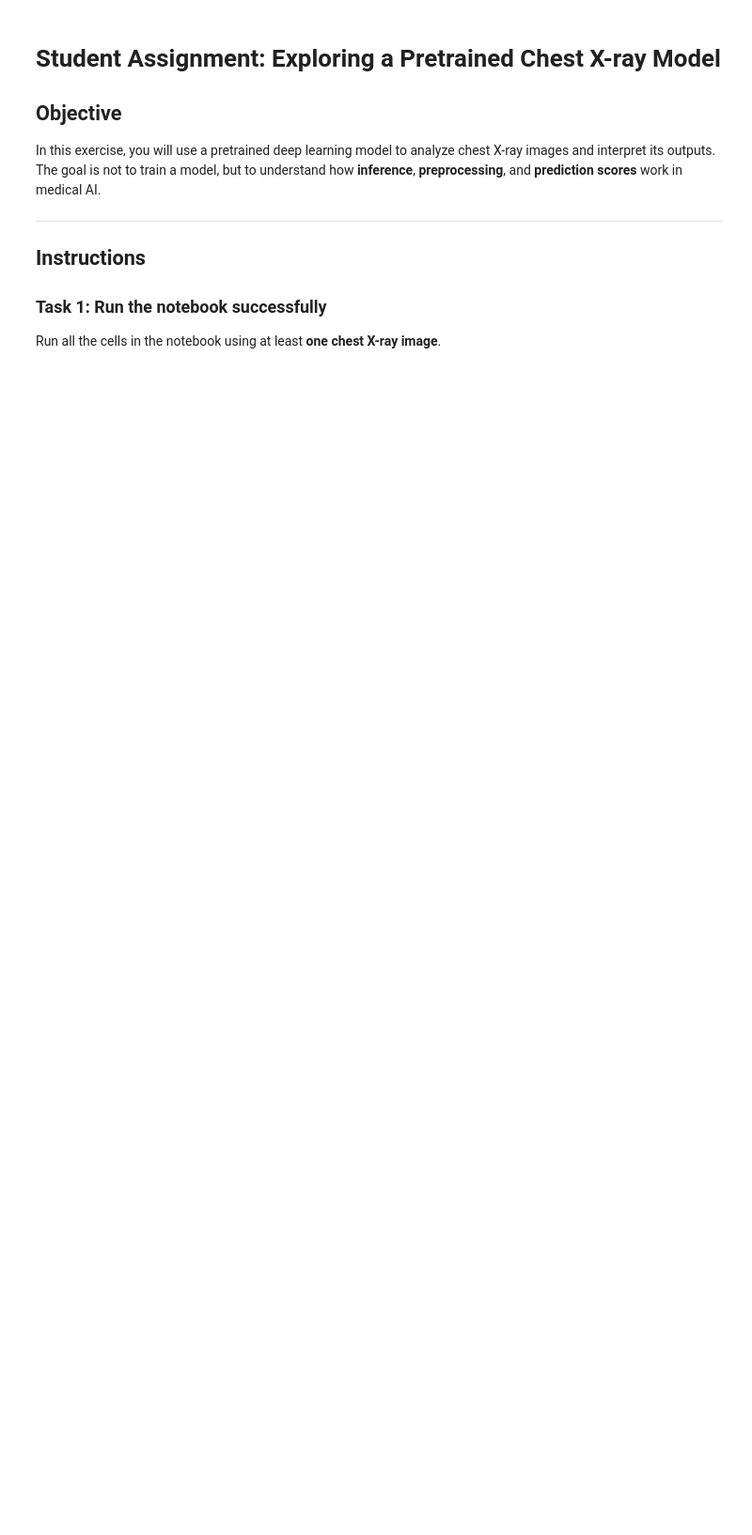
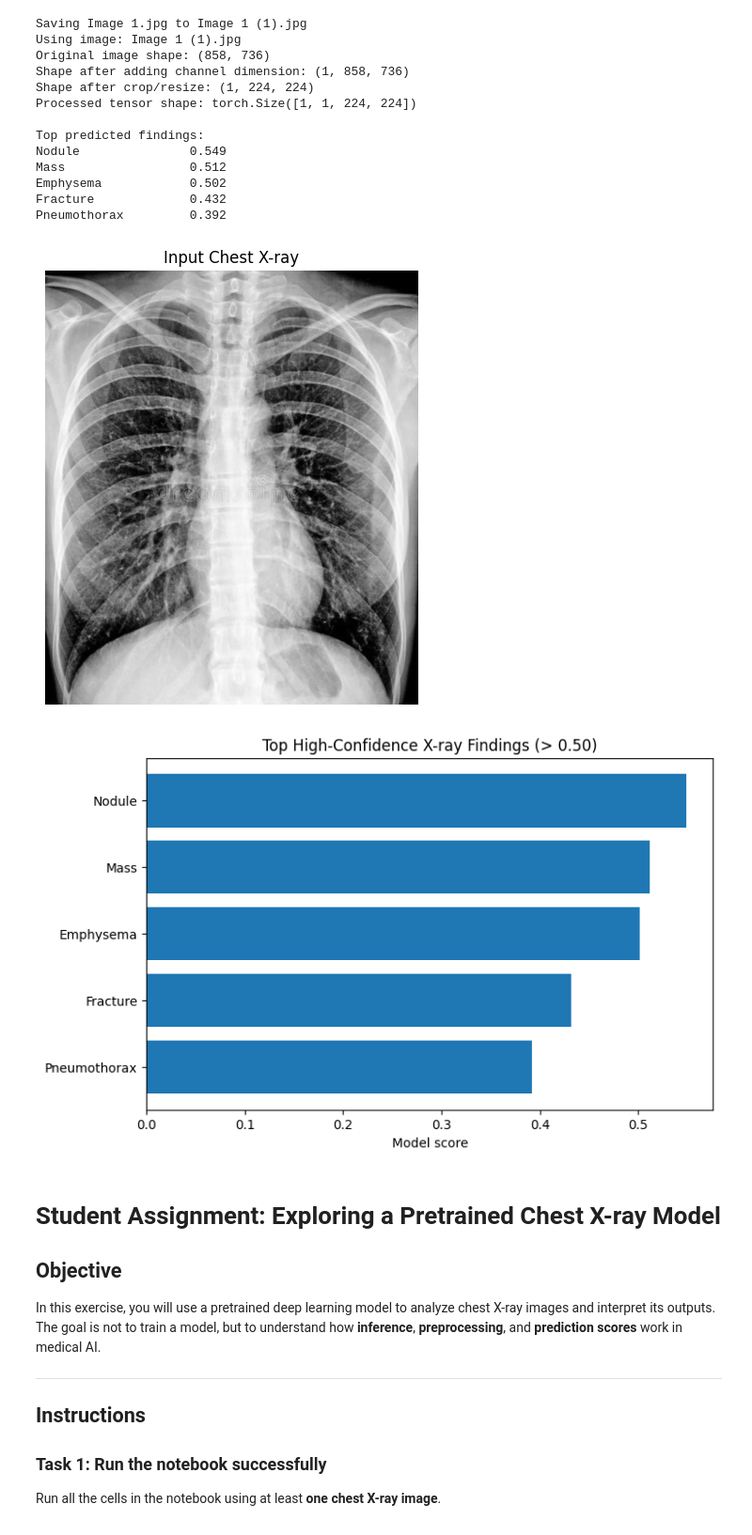
Before and after one commit to Patro331/MscMak2025-IntroductionToPython, a Jupyter notebook: Deep_Learning_for_Health_Data_Chest_X_ray_Inference_Lab.ipynb, the cells around one changed output. Shown at 94% size. Drawn from its saved outputs; the diff is of its cells as text; code cells hidden in the pictures; blank space fills up the shorter version.

```diff
--- a/Deep_Learning_for_Health_Data_Chest_X_ray_Inference_Lab.ipynb
+++ b/Deep_Learning_for_Health_Data_Chest_X_ray_Inference_Lab.ipynb
@@ -93,12 +93,14 @@ pathologies = model.pathologies
 # -----------------------------
 pairs = list(zip(pathologies, preds))
 pairs = sorted(pairs, key=lambda x: float(x[1]), reverse=True)
+# Filter predictions with score > 0.50
+filtered_pairs = [p for p in pairs if float(p[1]) > 0.50]
 
 # -----------------------------
 # 7) Print top predictions
 # -----------------------------
 print("\nTop predicted findings:")
-for name, score in pairs[:8]:
+for name, score in pairs[:5]:
     print(f"{name:20s} {float(score):.3f}")
 
 # -----------------------------
@@ -113,12 +115,13 @@ plt.show()
 # -----------------------------
 # 9) Plot top prediction scores
 # -----------------------------
-top_k = 8
+top_k = 5
 top_names = [p[0] for p in pairs[:top_k]][::-1]
 top_scores = [float(p[1]) for p in pairs[:top_k]][::-1]
 
 plt.figure(figsize=(8, 5))
 plt.barh(top_names, top_scores)
 plt.xlabel("Model score")
-plt.title("Top Predicted Findings")
+plt.title("Top High-Confidence X-ray Findings (> 0.50)")
 plt.show()
+# %% [output]
@@ -125,3 +133,18 @@ plt.show()
+Saving Image 1.jpg to Image 1 (1).jpg
+Using image: Image 1 (1).jpg
+Original image shape: (858, 736)
+Shape after adding channel dimension: (1, 858, 736)
+Shape after crop/resize: (1, 224, 224)
+Processed tensor shape: torch.Size([1, 1, 224, 224])
+
+Top predicted findings:
+Nodule               0.549
+Mass                 0.512
+Emphysema            0.502
+Fracture             0.432
+Pneumothorax         0.392
+[figure, added]
+[figure, added]
 # %% [markdown]
 # Student Assignment: Exploring a Pretrained Chest X-ray Model
 
```
Also changed, not shown: parts of 1 cell of this notebook.
